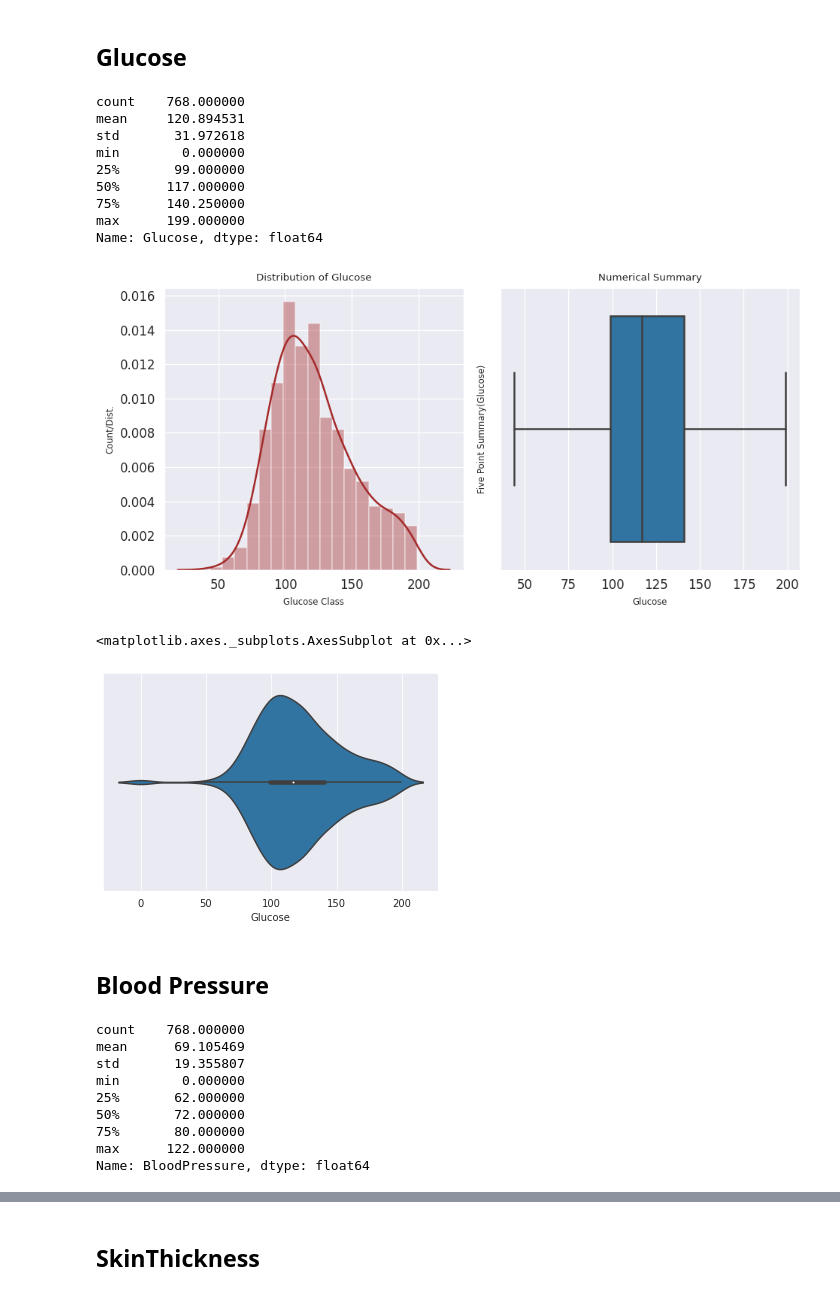
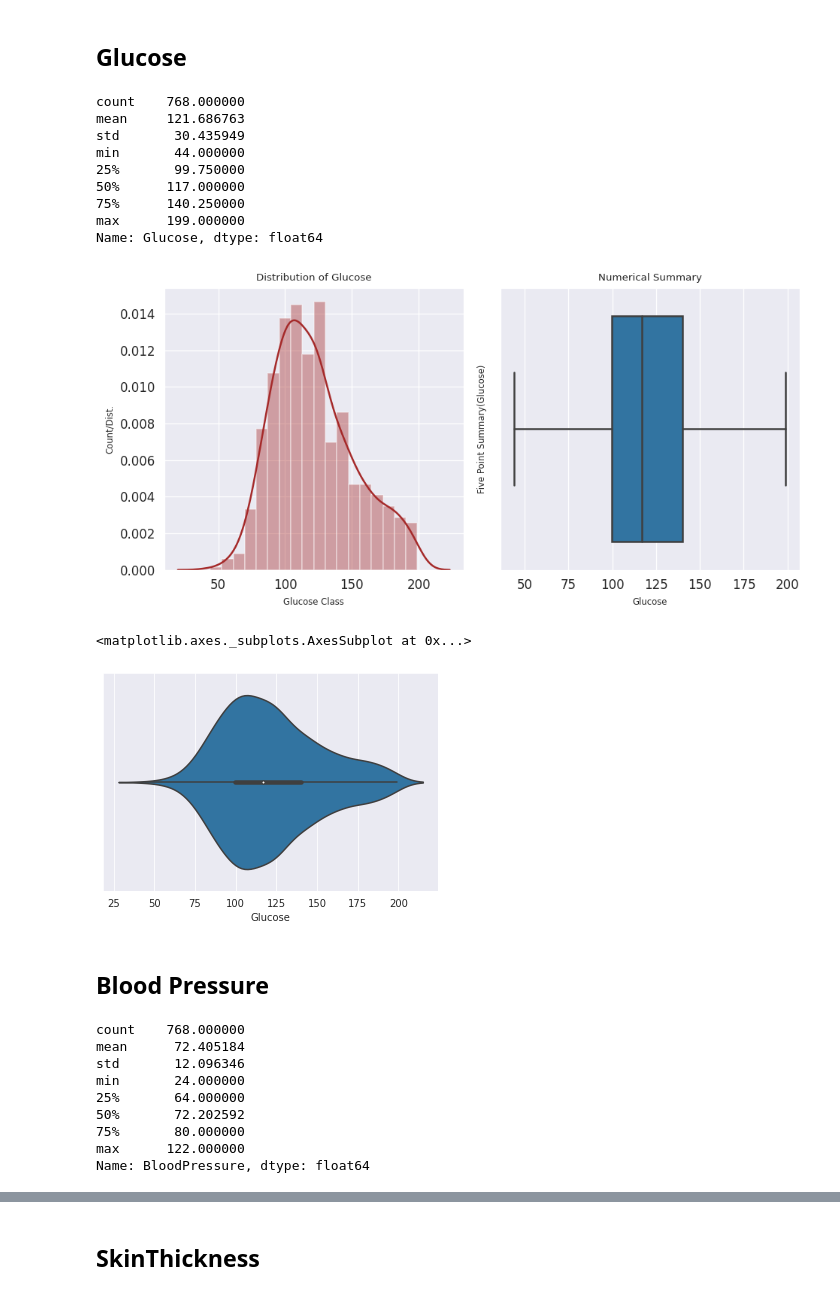
Before and after one commit to RufinoMartin/Diabetes, a Jupyter notebook: Diabetes_Insights.ipynb, the cells around one changed output, grey strips where cells are left out. Cells and saved outputs as stored; diff of their text form; code cells hidden in the pictures.

```diff
--- a/Diabetes_Insights.ipynb
+++ b/Diabetes_Insights.ipynb
@@ -180,0 +210,6 @@ df.describe().T
+# %%
+df_copy = df.copy(deep = True)
+df_copy[['Glucose','BloodPressure','SkinThickness','Insulin','BMI']] = df_copy[['Glucose','BloodPressure','SkinThickness','Insulin','BMI']].replace(0,np.NaN)
+
+## showing the count of Nans
+print(df_copy.isnull().sum())
@@ -180,0 +237,6 @@ df.describe().T
+# %%
+df_copy['Glucose'].fillna(df_copy['Glucose'].mean(), inplace = True)
+df_copy['BloodPressure'].fillna(df_copy['BloodPressure'].mean(), inplace = True)
+df_copy['SkinThickness'].fillna(df_copy['SkinThickness'].median(), inplace = True)
+df_copy['Insulin'].fillna(df_copy['Insulin'].median(), inplace = True)
+df_copy['BMI'].fillna(df_copy['BMI'].median(), inplace = True)
@@ -242,13 +335,13 @@ violinplot(df.Pregnancies, data=df , orient="v")
 # %% [markdown]
 ## Glucose
 # %%
-df.Glucose.describe()
+df_copy.Glucose.describe()
 # %% [output]
 count    768.000000
-mean     120.894531
-std       31.972618
-min        0.000000
-25%       99.000000
+mean     121.686763
+std       30.435949
+min       44.000000
+25%       99.750000
 50%      117.000000
 75%      140.250000
 max      199.000000
@@ -256,37 +349,37 @@ Name: Glucose, dtype: float64
 # %%
 fig,axes = plt.subplots(nrows=1,ncols=2,dpi=120,figsize = (8,4))
 
-plot0=sns.distplot(df[df['Glucose']!=0]['Glucose'],ax=axes[0],color='brown')
+plot0=sns.distplot(df_copy[df_copy['Glucose']!=0]['Glucose'],ax=axes[0],color='brown')
 axes[0].yaxis.set_major_formatter(FormatStrFormatter('%.3f'))
 axes[0].set_title('Distribution of Glucose',fontdict={'fontsize':8})
 axes[0].set_xlabel('Glucose Class',fontdict={'fontsize':7})
 axes[0].set_ylabel('Count/Dist.',fontdict={'fontsize':7})
 plt.tight_layout()
 
-plot1=sns.boxplot(df[df['Glucose']!=0]['Glucose'],ax=axes[1],orient='v')
+plot1=sns.boxplot(df_copy[df_copy['Glucose']!=0]['Glucose'],ax=axes[1],orient='v')
 axes[1].set_title('Numerical Summary',fontdict={'fontsize':8})
 axes[1].set_xlabel('Glucose',fontdict={'fontsize':7})
 axes[1].set_ylabel(r'Five Point Summary(Glucose)',fontdict={'fontsize':7})
 plt.tight_layout()
 # %% [output]
-[figure, old version]
+[figure, new version]
 # %%
 from seaborn import violinplot
-violinplot(df.Glucose, data=df , orient="v")
+violinplot(df_copy.Glucose, data=df_copy , orient="v")
 # %% [output]
 <matplotlib.axes._subplots.AxesSubplot at 0x...>
-[figure, old version]
+[figure, new version]
 # %% [markdown]
 ## Blood Pressure
 # %%
-df.BloodPressure.describe()
+df_copy.BloodPressure.describe()
 # %% [output]
 count    768.000000
-mean      69.105469
-std       19.355807
-min        0.000000
-25%       62.000000
-50%       72.000000
+mean      72.405184
+std       12.096346
+min       24.000000
+25%       64.000000
+50%       72.202592
 75%       80.000000
 max      122.000000
 Name: BloodPressure, dtype: float64
```
Also changed, not shown: parts of 23 cells of this notebook.
